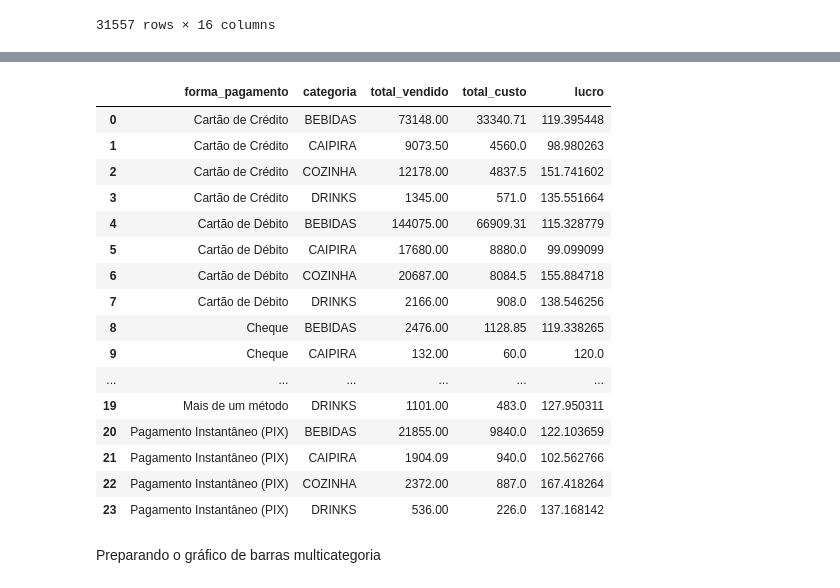
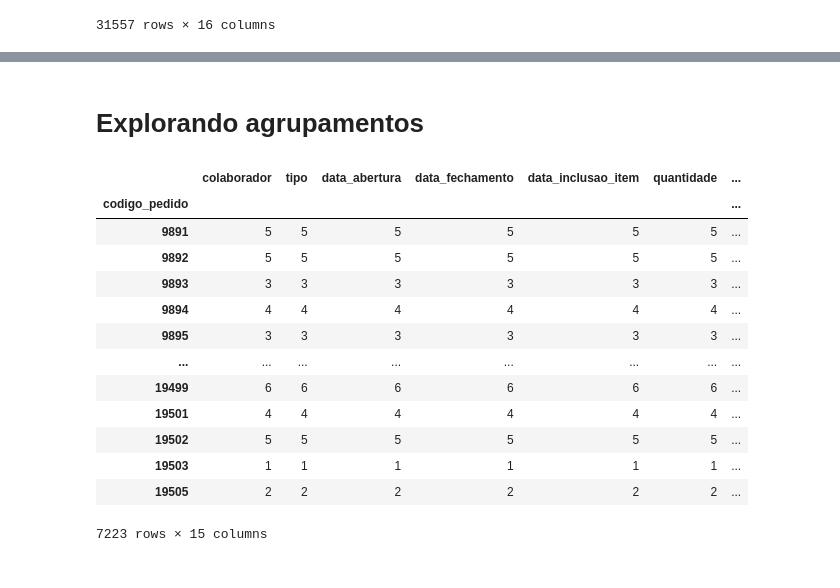
Before and after one commit to leandroneckel/aulas_data_science, a Jupyter notebook: Notebooks/Unidade 1/dados02/20220316_projeto02.ipynb, the cells around one changed output, grey strips where cells are left out. Saved outputs shown, nothing was run; the diff lists cells and outputs as text; code cells hidden in the pictures.

```diff
--- a/Notebooks/Unidade 1/dados02/20220316_projeto02.ipynb
+++ b/Notebooks/Unidade 1/dados02/20220316_projeto02.ipynb
@@ -375,25 +22,0 @@ analise01
-# %%
-#calculando o lucro para cada multicategoria
-analise01['lucro'] = (analise01['total_vendido'] - analise01['total_custo'])/analise01['total_custo']*100
-analise01 = analise01.reset_index()
-analise01
-# %% [output]
-|  | forma_pagamento | categoria | total_vendido | total_custo | lucro |
-| 0 | Cartão de Crédito | BEBIDAS | 73148.00 | 33340.71 | 119.395448 |
-| 1 | Cartão de Crédito | CAIPIRA | 9073.50 | 4560.0 | 98.980263 |
-| 2 | Cartão de Crédito | COZINHA | 12178.00 | 4837.5 | 151.741602 |
-| 3 | Cartão de Crédito | DRINKS | 1345.00 | 571.0 | 135.551664 |
-| 4 | Cartão de Débito | BEBIDAS | 144075.00 | 66909.31 | 115.328779 |
-| 5 | Cartão de Débito | CAIPIRA | 17680.00 | 8880.0 | 99.099099 |
-| 6 | Cartão de Débito | COZINHA | 20687.00 | 8084.5 | 155.884718 |
-| 7 | Cartão de Débito | DRINKS | 2166.00 | 908.0 | 138.546256 |
-| 8 | Cheque | BEBIDAS | 2476.00 | 1128.85 | 119.338265 |
-| 9 | Cheque | CAIPIRA | 132.00 | 60.0 | 120.0 |
-| ... | ... | ... | ... | ... | ... |
-| 19 | Mais de um método | DRINKS | 1101.00 | 483.0 | 127.950311 |
-| 20 | Pagamento Instantâneo (PIX) | BEBIDAS | 21855.00 | 9840.0 | 122.103659 |
-| 21 | Pagamento Instantâneo (PIX) | CAIPIRA | 1904.09 | 940.0 | 102.562766 |
-| 22 | Pagamento Instantâneo (PIX) | COZINHA | 2372.00 | 887.0 | 167.418264 |
-| 23 | Pagamento Instantâneo (PIX) | DRINKS | 536.00 | 226.0 | 137.168142 |
-# %% [markdown]
-<p>Preparando o gráfico de barras multicategoria</p>
@@ -409,0 +23,22 @@ grafico.write_html('analise_multivariada_01.html')
+# %% [markdown]
+# Explorando agrupamentos
+# %%
+# É possível explorar várias funções de agregação no lugar de count()
+
+grupo_comanda = dados.groupby(by = ['codigo_pedido']).count()
+grupo_comanda
+# %% [output]
+|  | colaborador | tipo | data_abertura | data_fechamento | data_inclusao_item | quantidade | ... |
+| codigo_pedido |  |  |  |  |  |  | ... |
+| 9891 | 5 | 5 | 5 | 5 | 5 | 5 | ... |
+| 9892 | 5 | 5 | 5 | 5 | 5 | 5 | ... |
+| 9893 | 3 | 3 | 3 | 3 | 3 | 3 | ... |
+| 9894 | 4 | 4 | 4 | 4 | 4 | 4 | ... |
+| 9895 | 3 | 3 | 3 | 3 | 3 | 3 | ... |
+| ... | ... | ... | ... | ... | ... | ... | ... |
+| 19499 | 6 | 6 | 6 | 6 | 6 | 6 | ... |
+| 19501 | 4 | 4 | 4 | 4 | 4 | 4 | ... |
+| 19502 | 5 | 5 | 5 | 5 | 5 | 5 | ... |
+| 19503 | 1 | 1 | 1 | 1 | 1 | 1 | ... |
+| 19505 | 2 | 2 | 2 | 2 | 2 | 2 | ... |
+7223 rows × 15 columns
```
Also changed, not shown: parts of 70 cells of this notebook, 5 other files.
